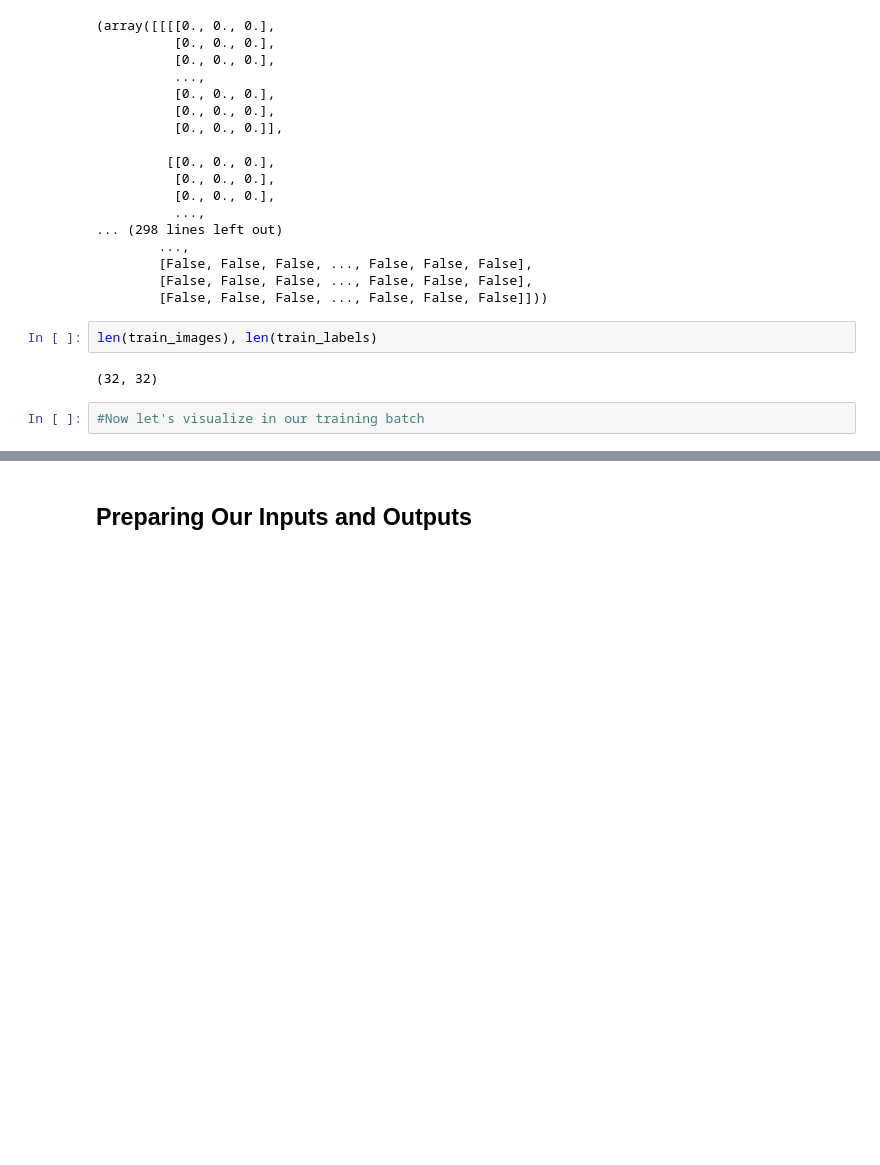
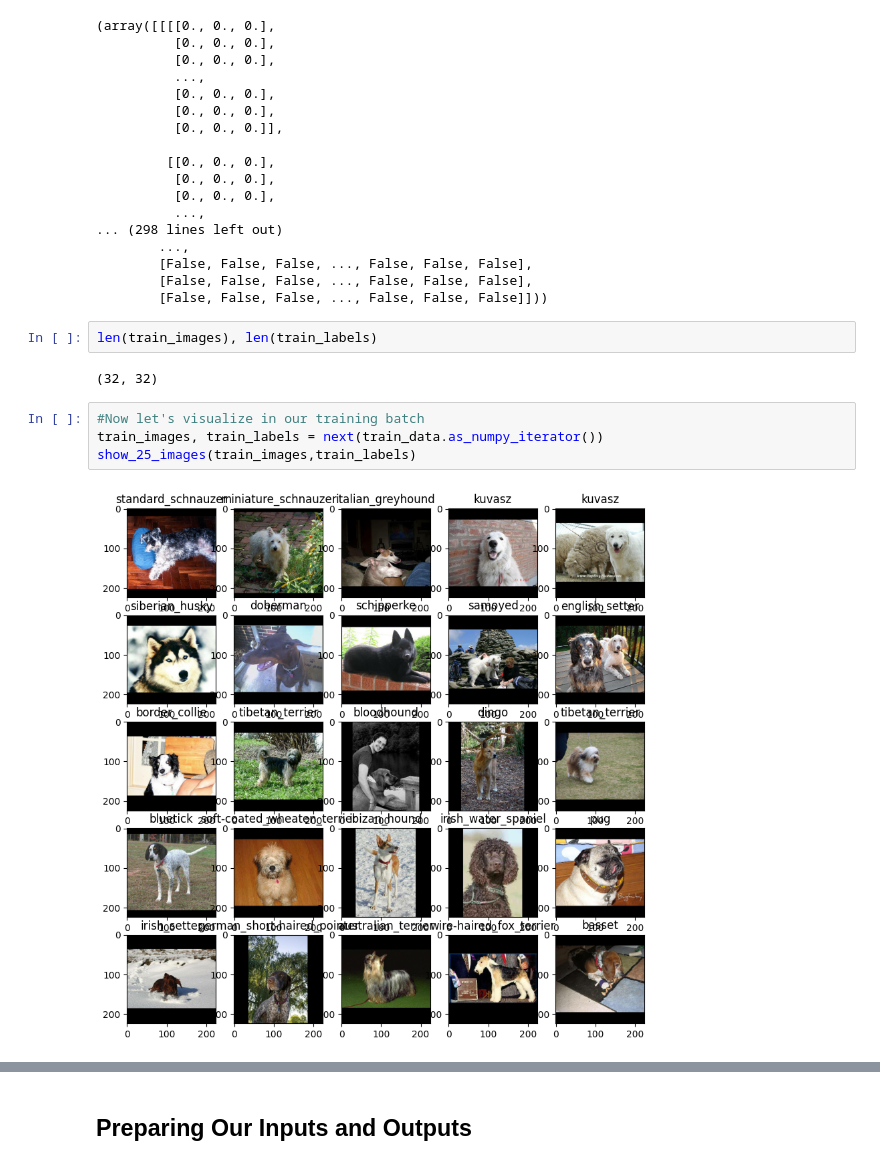
Before and after one commit to rahaft/GoJS, a Jupyter notebook: DogVision.ipynb, the cells around one changed output, grey strips where cells are left out. Saved outputs shown, nothing was run; the diff lists cells and outputs as text; blank space fills up the shorter version.

```diff
--- a/DogVision.ipynb
+++ b/DogVision.ipynb
@@ -768,3 +768,7 @@ len(train_images), len(train_labels)
 (32, 32)
 # %%
 #Now let's visualize in our training batch
+train_images, train_labels = next(train_data.as_numpy_iterator())
+show_25_images(train_images,train_labels)
+# %% [output]
+[figure, added]
```
Also changed, not shown: parts of 1 cell of this notebook.
